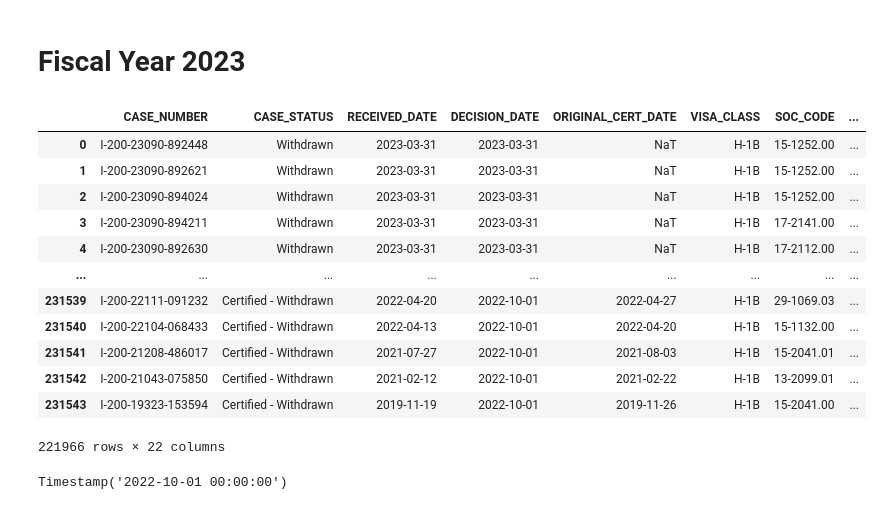
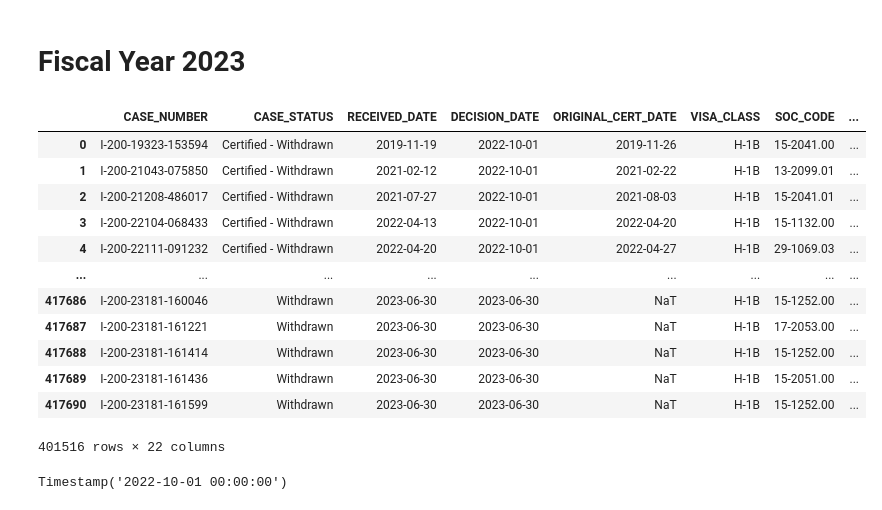
Before and after one commit to JohnBroberg/H1B_LCA, a Jupyter notebook: H1B_LCA_FY23.ipynb, the cells around one changed output. Drawn from its saved outputs; the diff is of its cells as text; code cells hidden in the pictures.

Commit message:
refresh data

```diff
--- a/H1B_LCA_FY23.ipynb
+++ b/H1B_LCA_FY23.ipynb
@@ -40,30 +40,30 @@ lca_cols = ['CASE_NUMBER','CASE_STATUS', 'RECEIVED_DATE', 'DECISION_DATE', 'ORIG
 # %% [markdown]
 # Fiscal Year 2023
 # %%
-# Download LCA_Disclosure_Data_FY2022_Q4.xlsx
+# Download LCA_Disclosure_Data_FY2023_Q4.xlsx
 
-df = pd.read_excel("https://www.dol.gov/sites/dolgov/files/ETA/oflc/pdfs/LCA_Disclosure_Data_FY2023_Q2.xlsx"
+df = pd.read_excel("https://www.dol.gov/sites/dolgov/files/ETA/oflc/pdfs/LCA_Disclosure_Data_FY2023_Q3.xlsx"
                   , usecols = lca_cols)
 #                  , index_col = None)
 
 df = df[(df['VISA_CLASS']=='H-1B') & \
         (df['FULL_TIME_POSITION']=='Y')]
 
 df
 # %% [output]
 |  | CASE_NUMBER | CASE_STATUS | RECEIVED_DATE | DECISION_DATE | ORIGINAL_CERT_DATE | VISA_CLASS | SOC_CODE | ... |
-| 0 | I-200-23090-892448 | Withdrawn | 2023-03-31 | 2023-03-31 | NaT | H-1B | 15-1252.00 | ... |
-| 1 | I-200-23090-892621 | Withdrawn | 2023-03-31 | 2023-03-31 | NaT | H-1B | 15-1252.00 | ... |
-| 2 | I-200-23090-894024 | Withdrawn | 2023-03-31 | 2023-03-31 | NaT | H-1B | 15-1252.00 | ... |
-| 3 | I-200-23090-894211 | Withdrawn | 2023-03-31 | 2023-03-31 | NaT | H-1B | 17-2141.00 | ... |
-| 4 | I-200-23090-892630 | Withdrawn | 2023-03-31 | 2023-03-31 | NaT | H-1B | 17-2112.00 | ... |
+| 0 | I-200-19323-153594 | Certified - Withdrawn | 2019-11-19 | 2022-10-01 | 2019-11-26 | H-1B | 15-2041.00 | ... |
+| 1 | I-200-21043-075850 | Certified - Withdrawn | 2021-02-12 | 2022-10-01 | 2021-02-22 | H-1B | 13-2099.01 | ... |
+| 2 | I-200-21208-486017 | Certified - Withdrawn | 2021-07-27 | 2022-10-01 | 2021-08-03 | H-1B | 15-2041.01 | ... |
+| 3 | I-200-22104-068433 | Certified - Withdrawn | 2022-04-13 | 2022-10-01 | 2022-04-20 | H-1B | 15-1132.00 | ... |
+| 4 | I-200-22111-091232 | Certified - Withdrawn | 2022-04-20 | 2022-10-01 | 2022-04-27 | H-1B | 29-1069.03 | ... |
 | ... | ... | ... | ... | ... | ... | ... | ... | ... |
-| 231539 | I-200-22111-091232 | Certified - Withdrawn | 2022-04-20 | 2022-10-01 | 2022-04-27 | H-1B | 29-1069.03 | ... |
-| 231540 | I-200-22104-068433 | Certified - Withdrawn | 2022-04-13 | 2022-10-01 | 2022-04-20 | H-1B | 15-1132.00 | ... |
-| 231541 | I-200-21208-486017 | Certified - Withdrawn | 2021-07-27 | 2022-10-01 | 2021-08-03 | H-1B | 15-2041.01 | ... |
-| 231542 | I-200-21043-075850 | Certified - Withdrawn | 2021-02-12 | 2022-10-01 | 2021-02-22 | H-1B | 13-2099.01 | ... |
-| 231543 | I-200-19323-153594 | Certified - Withdrawn | 2019-11-19 | 2022-10-01 | 2019-11-26 | H-1B | 15-2041.00 | ... |
+| 417686 | I-200-23181-160046 | Withdrawn | 2023-06-30 | 2023-06-30 | NaT | H-1B | 15-1252.00 | ... |
+| 417687 | I-200-23181-161221 | Withdrawn | 2023-06-30 | 2023-06-30 | NaT | H-1B | 17-2053.00 | ... |
+| 417688 | I-200-23181-161414 | Withdrawn | 2023-06-30 | 2023-06-30 | NaT | H-1B | 15-1252.00 | ... |
+| 417689 | I-200-23181-161436 | Withdrawn | 2023-06-30 | 2023-06-30 | NaT | H-1B | 15-2051.00 | ... |
+| 417690 | I-200-23181-161599 | Withdrawn | 2023-06-30 | 2023-06-30 | NaT | H-1B | 15-1252.00 | ... |
-221966 rows × 22 columns
+401516 rows × 22 columns
 # %%
 min(df['DECISION_DATE'])
 # %% [output]
```
Also changed, not shown: parts of 9 cells of this notebook, 1 other file.
